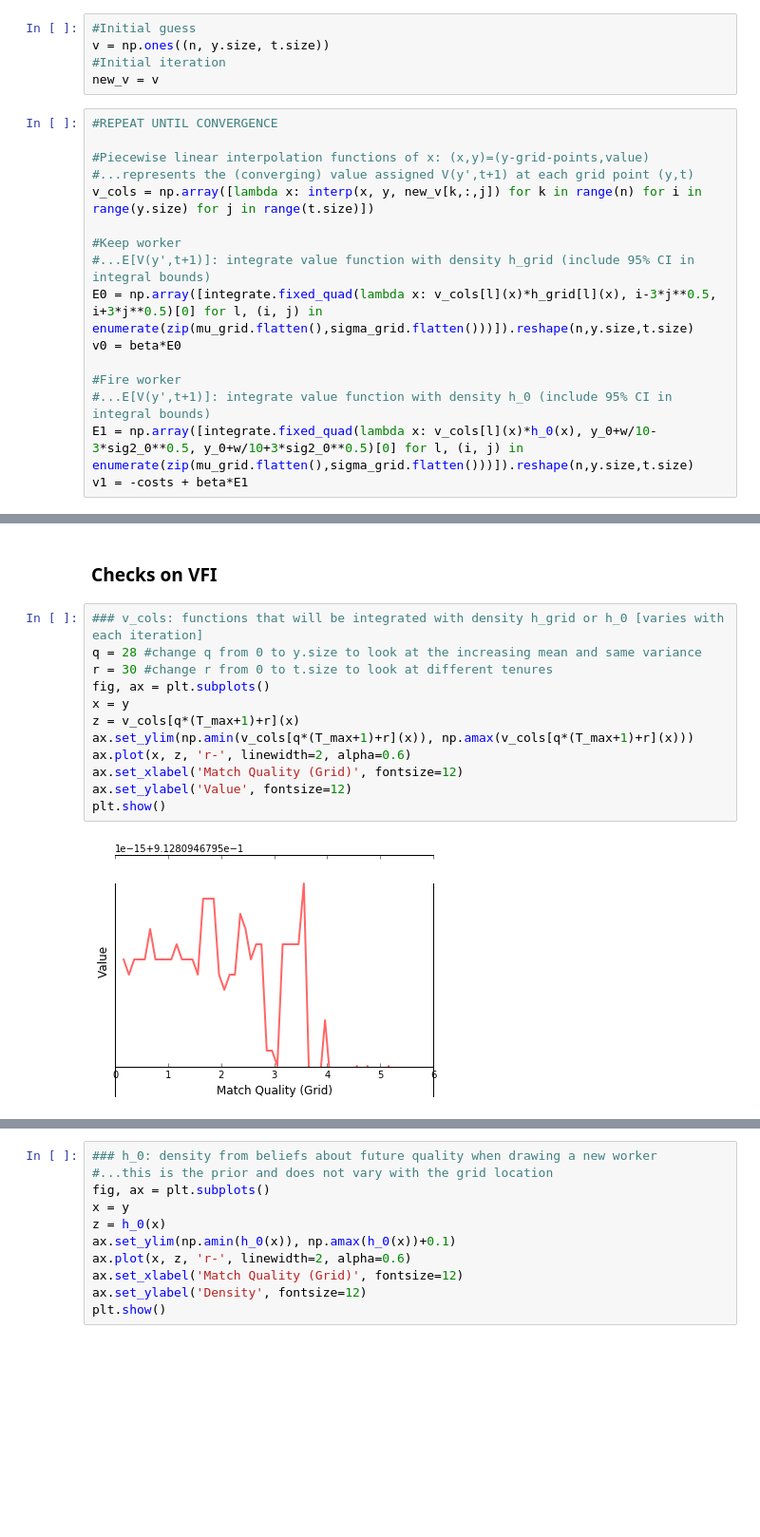
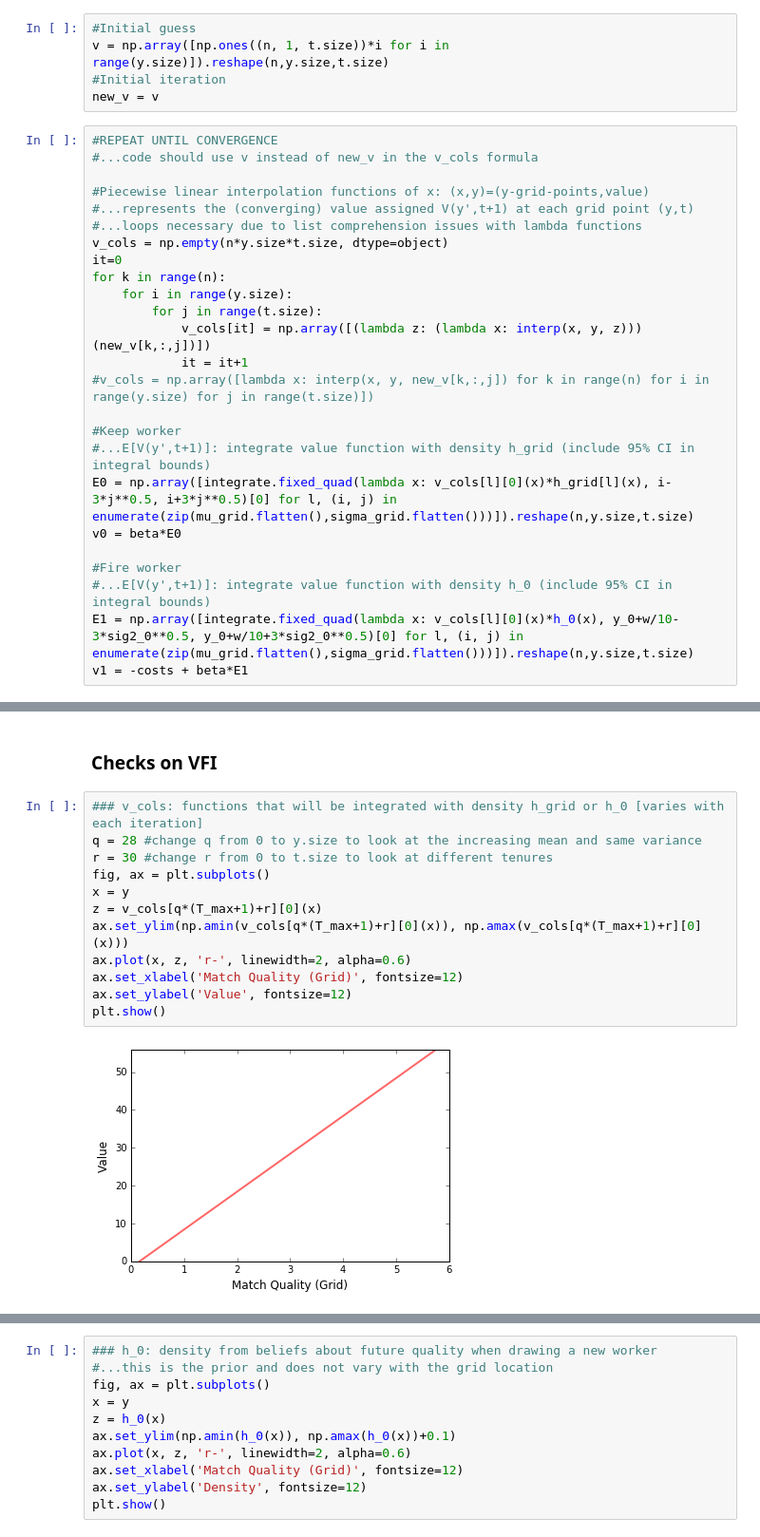
Before and after one commit to lorenzolagos/Applied_Causality, a Jupyter notebook: lib/04_model_individual.ipynb, the cells around one changed output, grey strips where cells are left out. Shown: that part at 95% size. Cells and saved outputs as stored; diff of their text form; blank space fills up the shorter version.

```diff
--- a/lib/04_model_individual.ipynb
+++ b/lib/04_model_individual.ipynb
@@ -195,24 +195,33 @@ plt.show()
 ### Value Function Iteration
 # %%
 #Initial guess
-v = np.ones((n, y.size, t.size))
+v = np.array([np.ones((n, 1, t.size))*i for i in range(y.size)]).reshape(n,y.size,t.size)
 #Initial iteration
 new_v = v
 # %%
 #REPEAT UNTIL CONVERGENCE
+#...code should use v instead of new_v in the v_cols formula
 
 #Piecewise linear interpolation functions of x: (x,y)=(y-grid-points,value)
 #...represents the (converging) value assigned V(y',t+1) at each grid point (y,t)
-v_cols = np.array([lambda x: interp(x, y, new_v[k,:,j]) for k in range(n) for i in range(y.size) for j in range(t.size)])
+#...loops necessary due to list comprehension issues with lambda functions
+v_cols = np.empty(n*y.size*t.size, dtype=object)
+it=0
+for k in range(n):
+    for i in range(y.size):
+        for j in range(t.size):
+            v_cols[it] = np.array([(lambda z: (lambda x: interp(x, y, z)))(new_v[k,:,j])])
+            it = it+1
+#v_cols = np.array([lambda x: interp(x, y, new_v[k,:,j]) for k in range(n) for i in range(y.size) for j in range(t.size)])
 
 #Keep worker
 #...E[V(y',t+1)]: integrate value function with density h_grid (include 95% CI in integral bounds)
-E0 = np.array([integrate.fixed_quad(lambda x: v_cols[l](x)*h_grid[l](x), i-3*j**0.5, i+3*j**0.5)[0] for l, (i, j) in enumerate(zip(mu_grid.flatten(),sigma_grid.flatten()))]).reshape(n,y.size,t.size)
+E0 = np.array([integrate.fixed_quad(lambda x: v_cols[l][0](x)*h_grid[l](x), i-3*j**0.5, i+3*j**0.5)[0] for l, (i, j) in enumerate(zip(mu_grid.flatten(),sigma_grid.flatten()))]).reshape(n,y.size,t.size)
 v0 = beta*E0
 
 #Fire worker
 #...E[V(y',t+1)]: integrate value function with density h_0 (include 95% CI in integral bounds)
-E1 = np.array([integrate.fixed_quad(lambda x: v_cols[l](x)*h_0(x), y_0+w/10-3*sig2_0**0.5, y_0+w/10+3*sig2_0**0.5)[0] for l, (i, j) in enumerate(zip(mu_grid.flatten(),sigma_grid.flatten()))]).reshape(n,y.size,t.size)
+E1 = np.array([integrate.fixed_quad(lambda x: v_cols[l][0](x)*h_0(x), y_0+w/10-3*sig2_0**0.5, y_0+w/10+3*sig2_0**0.5)[0] for l, (i, j) in enumerate(zip(mu_grid.flatten(),sigma_grid.flatten()))]).reshape(n,y.size,t.size)
 v1 = -costs + beta*E1
 # %%
 #UPDATE AFTER EACH REPEAT TO APPROACH CONVERGENCE
@@ -223,16 +232,16 @@ new_v = np.maximum(v0, v1)
 # %%
 ### v_cols: functions that will be integrated with density h_grid or h_0 [varies with each iteration]
 q = 28 #change q from 0 to y.size to look at the increasing mean and same variance
 r = 30 #change r from 0 to t.size to look at different tenures
 fig, ax = plt.subplots()
 x = y
-z = v_cols[q*(T_max+1)+r](x)
-ax.set_ylim(np.amin(v_cols[q*(T_max+1)+r](x)), np.amax(v_cols[q*(T_max+1)+r](x)))
+z = v_cols[q*(T_max+1)+r][0](x)
+ax.set_ylim(np.amin(v_cols[q*(T_max+1)+r][0](x)), np.amax(v_cols[q*(T_max+1)+r][0](x)))
 ax.plot(x, z, 'r-', linewidth=2, alpha=0.6)
 ax.set_xlabel('Match Quality (Grid)', fontsize=12)
 ax.set_ylabel('Value', fontsize=12)
 plt.show()
 # %% [output]
-[figure, old version]
+[figure, new version]
 # %%
 ### h_grid: density from beliefs about future quality by grid point when deciding to keep the worker
```
Also changed, not shown: parts of 10 cells of this notebook, 1 other file.
